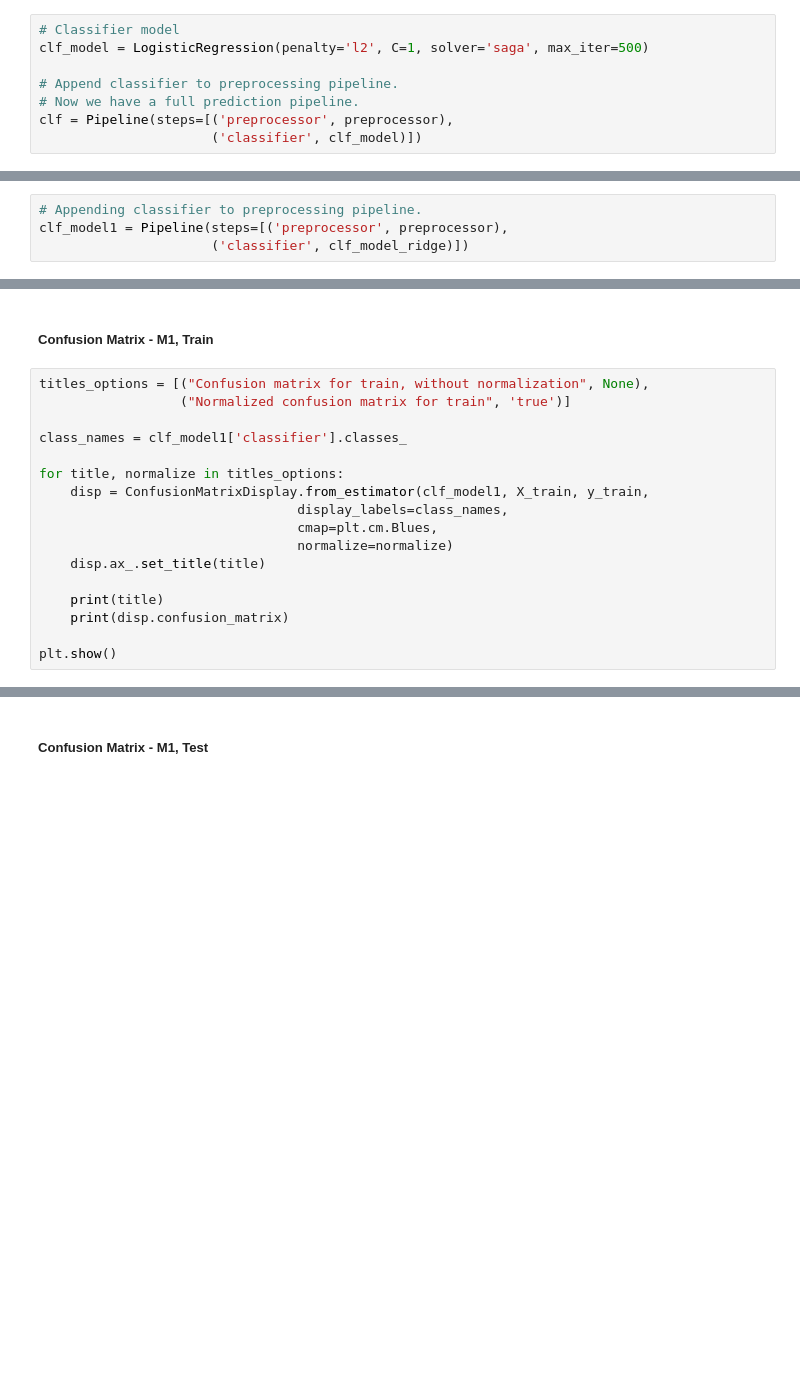
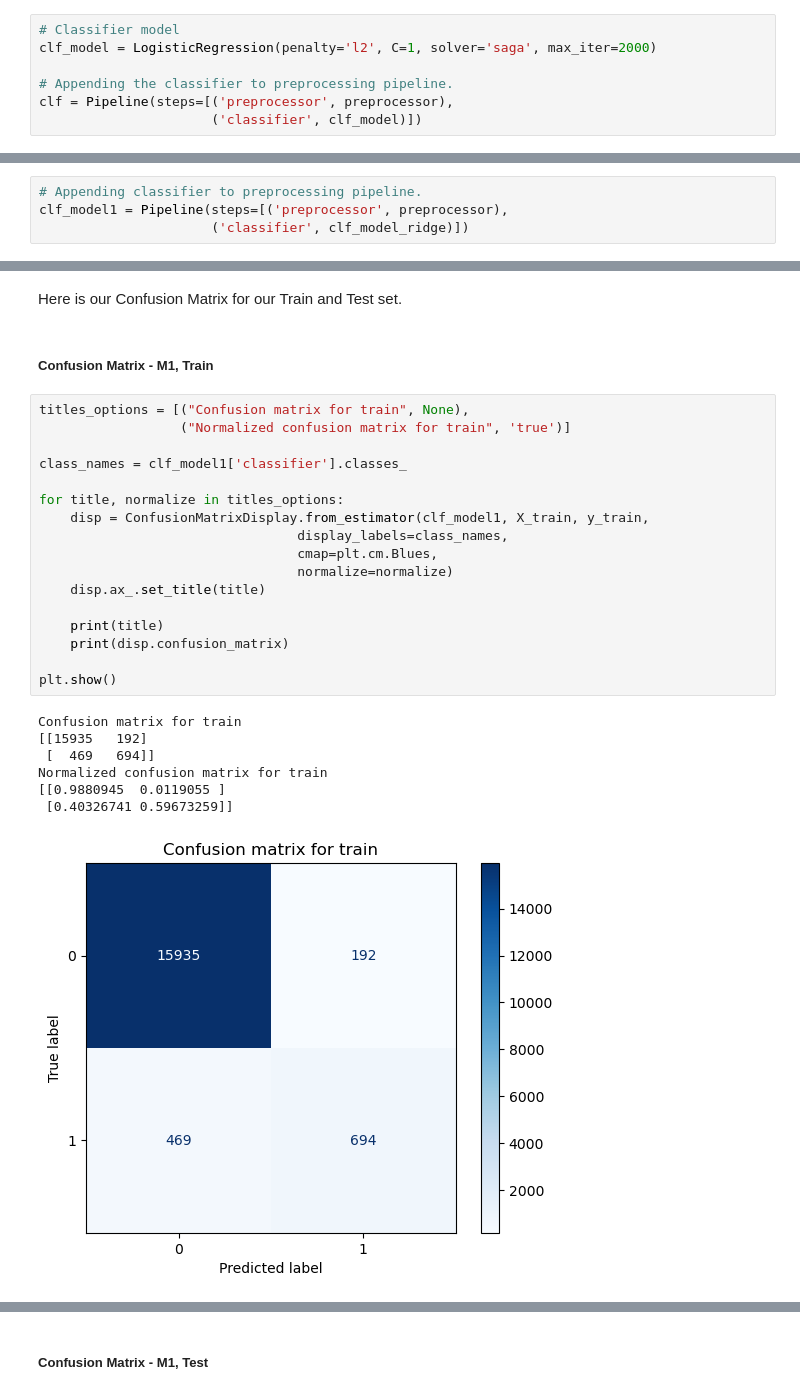
Before and after one commit to nicky-html96/hw1_sklearn, a Jupyter notebook: hw1_submission-aap.ipynb, the cells around one changed output, grey strips where cells are left out. Drawn from its saved outputs; the diff is of its cells as text; blank space fills up the shorter version.

```diff
--- a/hw1_submission-aap.ipynb
+++ b/hw1_submission-aap.ipynb
@@ -98,10 +223,9 @@ preprocessor = ColumnTransformer(
         ('cat', categorical_transformer, categorical_cols)])
 # %%
 # Classifier model
-clf_model = LogisticRegression(penalty='l2', C=1, solver='saga', max_iter=500)
+clf_model = LogisticRegression(penalty='l2', C=1, solver='saga', max_iter=2000)
 
-# Append classifier to preprocessing pipeline.
-# Now we have a full prediction pipeline.
+# Appending the classifier to preprocessing pipeline.
 clf = Pipeline(steps=[('preprocessor', preprocessor),
                       ('classifier', clf_model)])
 # %%
@@ -143,19 +279,29 @@ print(f"Test score: {clf_model1.score(X_test, y_test):.3f}")
 # %% [markdown]
-##### Confusion Matrix - M1, Train
+Here is our Confusion Matrix for our Train and Test set.
+# %% [markdown]
+##### Confusion Matrix - M1, Train
 # %%
-titles_options = [("Confusion matrix for train, without normalization", None),
+titles_options = [("Confusion matrix for train", None),
                   ("Normalized confusion matrix for train", 'true')]
 
 class_names = clf_model1['classifier'].classes_
 
 for title, normalize in titles_options:
     disp = ConfusionMatrixDisplay.from_estimator(clf_model1, X_train, y_train,
                                  display_labels=class_names,
                                  cmap=plt.cm.Blues,
                                  normalize=normalize)
     disp.ax_.set_title(title)
 
     print(title)
     print(disp.confusion_matrix)
 
 plt.show()
+# %% [output]
+Confusion matrix for train
+[[15935   192]
+ [  469   694]]
+Normalized confusion matrix for train
+[[0.9880945  0.0119055 ]
+ [0.40326741 0.59673259]]
+[figure, added]
```
Also changed, not shown: parts of 71 cells of this notebook.
